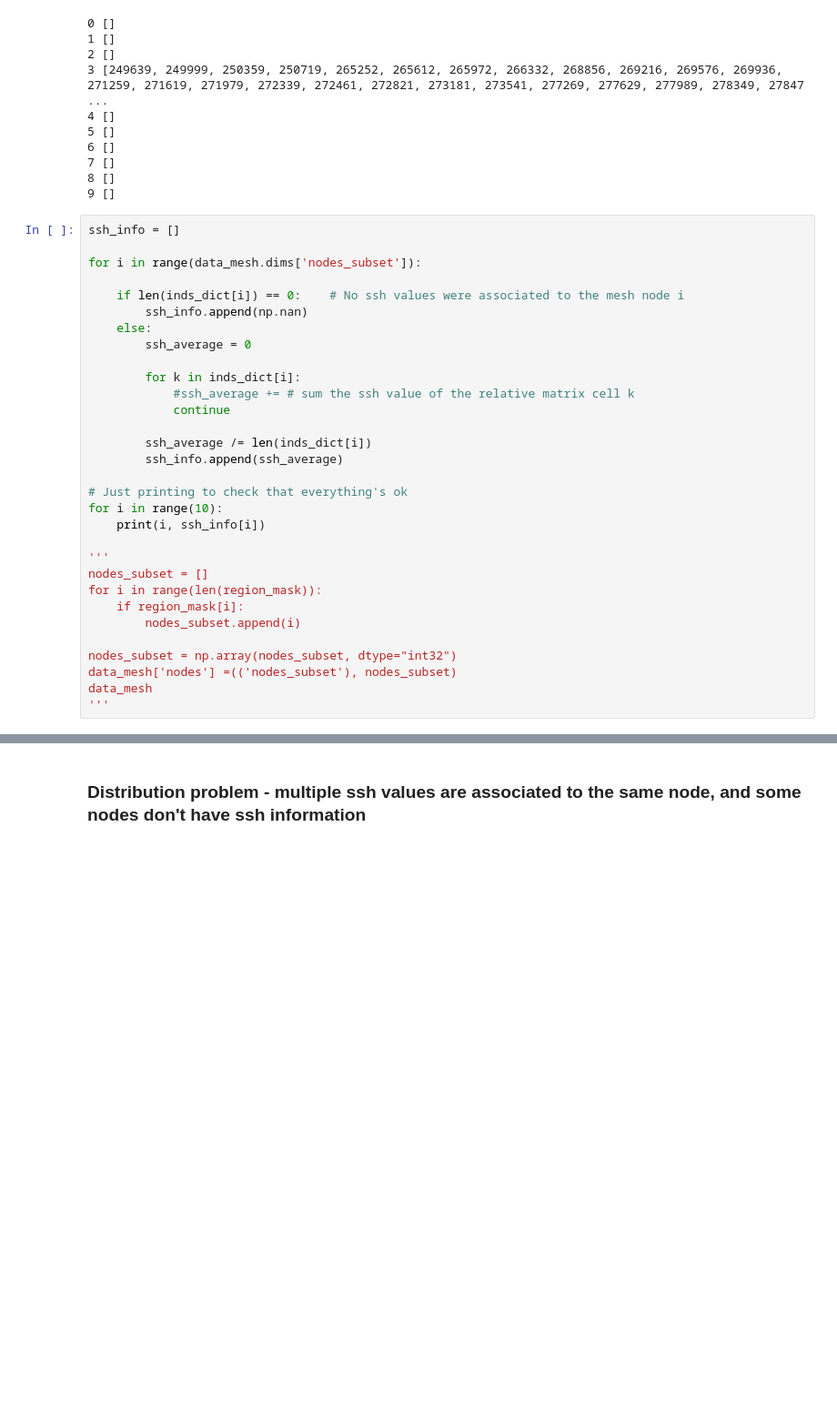
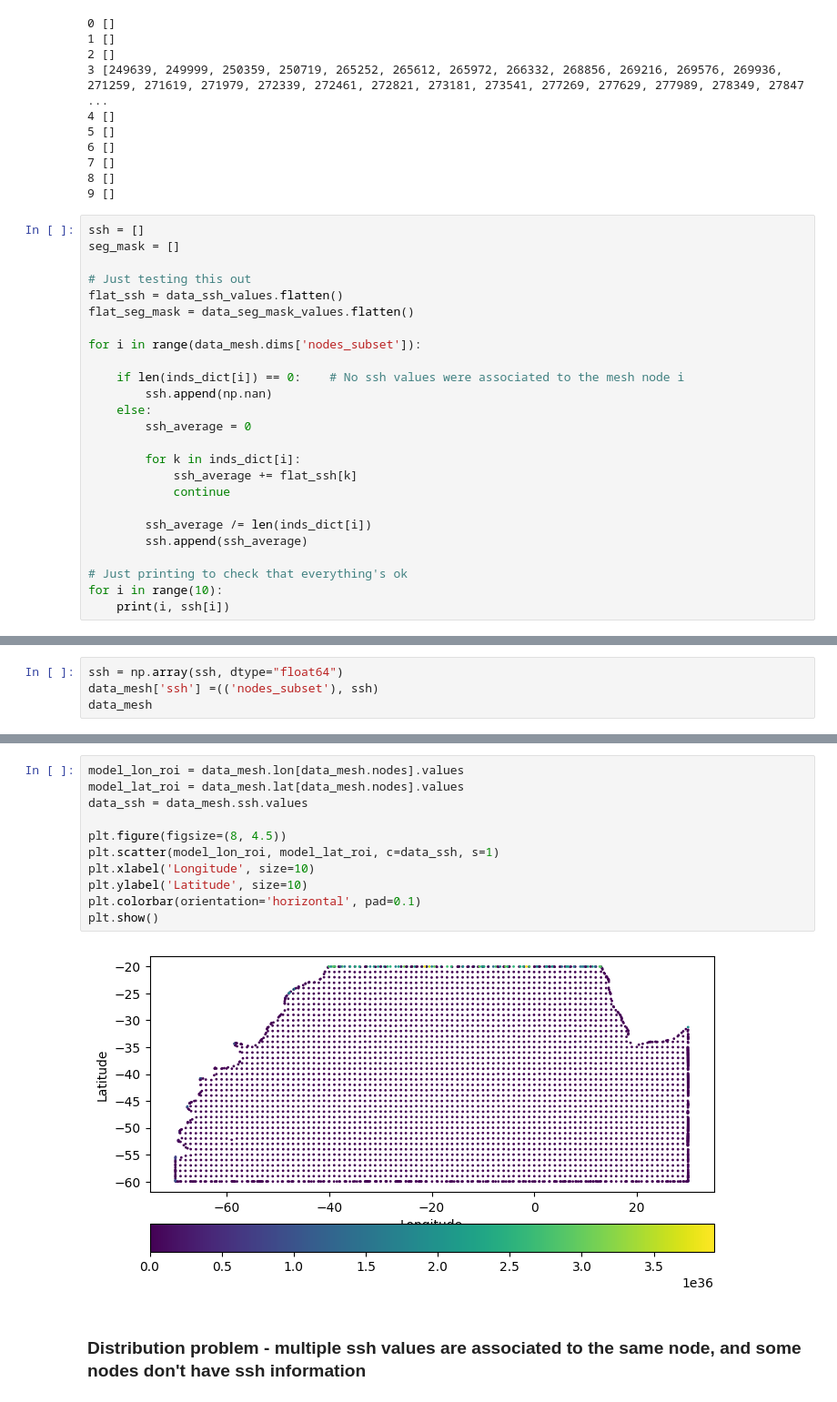
Before and after one commit to HPCI-Lab/eddiesML, a Jupyter notebook: src/pre_processing.ipynb, the cells around one changed output, grey strips where cells are left out. Shown at 91% size. Saved outputs shown, nothing was run; the diff lists cells and outputs as text; blank space fills up the shorter version.

Commit message:
Structured SSH mapped to unstructured mesh with massive loss of data

```diff
--- a/src/pre_processing.ipynb
+++ b/src/pre_processing.ipynb
@@ -362,36 +382,30 @@ for i in range(10):
 8 []
 9 []
 # %%
-ssh_info = []
+ssh = []
+seg_mask = []
+
+# Just testing this out
+flat_ssh = data_ssh_values.flatten()
+flat_seg_mask = data_seg_mask_values.flatten()
 
 for i in range(data_mesh.dims['nodes_subset']):
 
     if len(inds_dict[i]) == 0:    # No ssh values were associated to the mesh node i
-        ssh_info.append(np.nan)
+        ssh.append(np.nan)
     else:
         ssh_average = 0
 
         for k in inds_dict[i]:
-            #ssh_average += # sum the ssh value of the relative matrix cell k
+            ssh_average += flat_ssh[k]
             continue
 
         ssh_average /= len(inds_dict[i])
-        ssh_info.append(ssh_average)
+        ssh.append(ssh_average)
 
 # Just printing to check that everything's ok
 for i in range(10):
-    print(i, ssh_info[i])
-
-'''
-nodes_subset = []
-for i in range(len(region_mask)):
-    if region_mask[i]:
-        nodes_subset.append(i)
-
-nodes_subset = np.array(nodes_subset, dtype="int32")
-data_mesh['nodes'] =(('nodes_subset'), nodes_subset)
-data_mesh
-'''
+    print(i, ssh[i])
 # %% [output]
 0 nan
 1 nan
@@ -406,0 +420,4 @@ data_mesh
+# %%
+ssh = np.array(ssh, dtype="float64")
+data_mesh['ssh'] =(('nodes_subset'), ssh)
+data_mesh
@@ -407,3 +452,16 @@ data_mesh
+# %%
+model_lon_roi = data_mesh.lon[data_mesh.nodes].values
+model_lat_roi = data_mesh.lat[data_mesh.nodes].values
+data_ssh = data_mesh.ssh.values
+
+plt.figure(figsize=(8, 4.5))
+plt.scatter(model_lon_roi, model_lat_roi, c=data_ssh, s=1)
+plt.xlabel('Longitude', size=10)
+plt.ylabel('Latitude', size=10)
+plt.colorbar(orientation='horizontal', pad=0.1)
+plt.show()
+# %% [output]
+[figure, added]
 # %% [markdown]
 ### Distribution problem - multiple ssh values are associated to the same node, and some nodes don't have ssh information
 # %%
```
Also changed, not shown: parts of 9 cells of this notebook.
